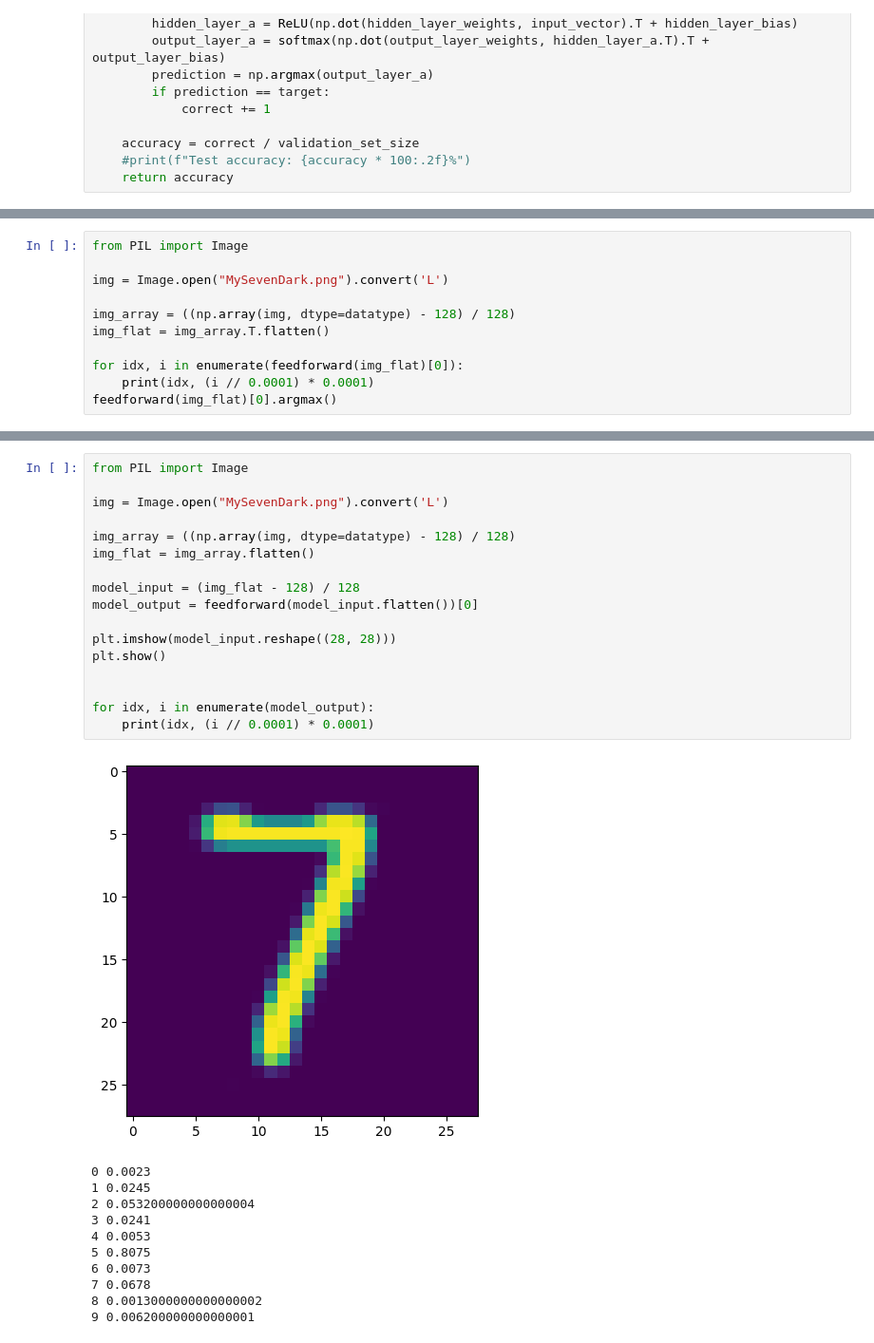
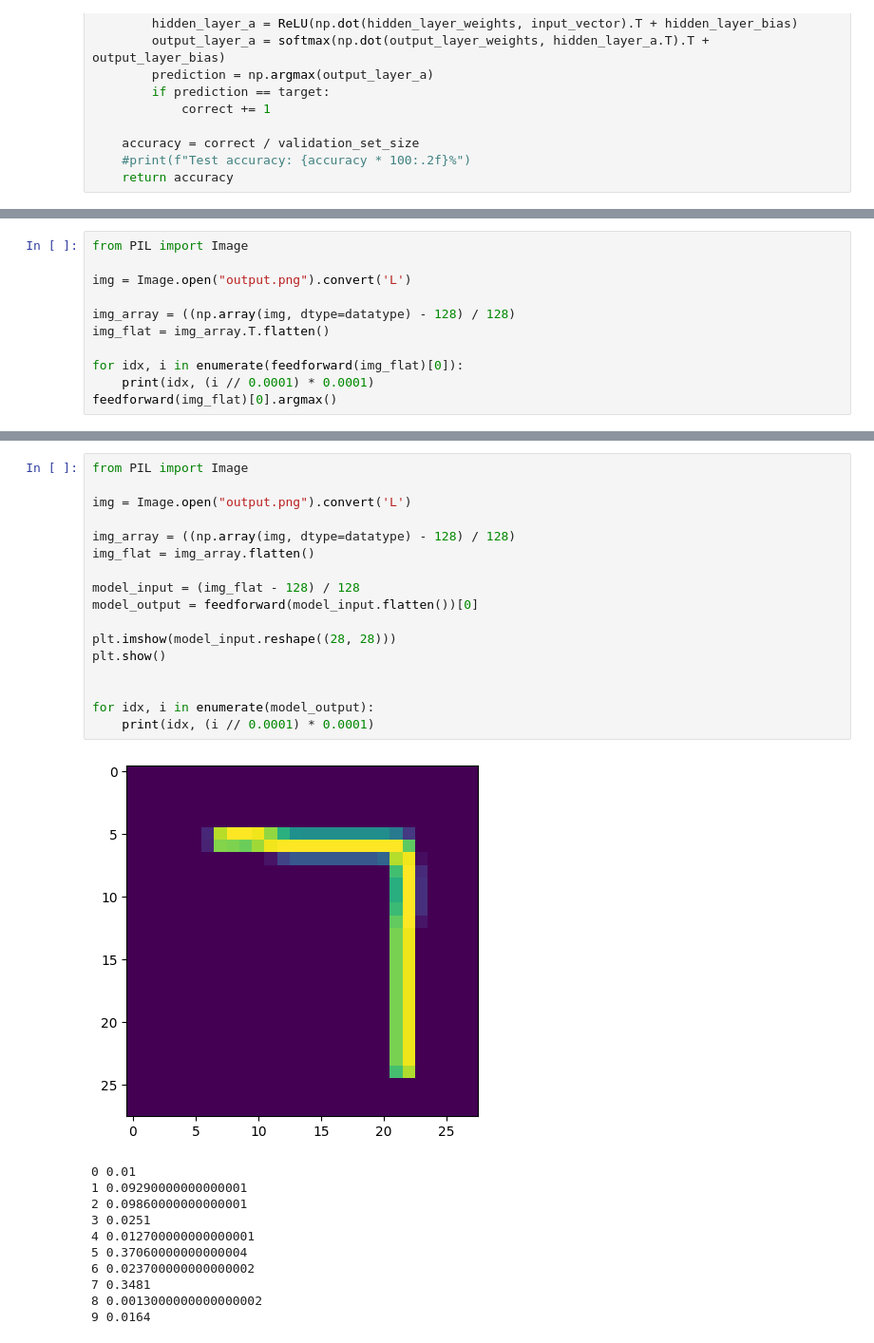
Before and after one commit to najarvis/MNIST-playground, a Jupyter notebook: mnist-playground.ipynb, the cells around one changed output, grey strips where cells are left out. Shown: that part at 95% size. Saved outputs shown, nothing was run; the diff lists cells and outputs as text.

```diff
--- a/mnist-playground.ipynb
+++ b/mnist-playground.ipynb
@@ -281,7 +287,7 @@ np.isin(validation_set_vals[0], training_set_vals)
 # %%
 from PIL import Image
 
-img = Image.open("MySevenDark.png").convert('L')
+img = Image.open("output.png").convert('L')
 
 img_array = ((np.array(img, dtype=datatype) - 128) / 128)
 img_flat = img_array.T.flatten()
@@ -384,29 +425,29 @@ plt.show()
 # %%
 from PIL import Image
 
-img = Image.open("MySevenDark.png").convert('L')
+img = Image.open("output.png").convert('L')
 
 img_array = ((np.array(img, dtype=datatype) - 128) / 128)
 img_flat = img_array.flatten()
 
 model_input = (img_flat - 128) / 128
 model_output = feedforward(model_input.flatten())[0]
 
 plt.imshow(model_input.reshape((28, 28)))
 plt.show()
 
 
 for idx, i in enumerate(model_output):
     print(idx, (i // 0.0001) * 0.0001)
 # %% [output]
-[figure, old version]
+[figure, new version]
-0 0.0023
-1 0.0245
-2 0.053200000000000004
-3 0.0241
-4 0.0053
-5 0.8075
-6 0.0073
-7 0.0678
+0 0.01
+1 0.09290000000000001
+2 0.09860000000000001
+3 0.0251
+4 0.012700000000000001
+5 0.37060000000000004
+6 0.023700000000000002
+7 0.3481
 8 0.0013000000000000002
-9 0.006200000000000001
+9 0.0164
```
Also changed, not shown: parts of 9 cells of this notebook.
